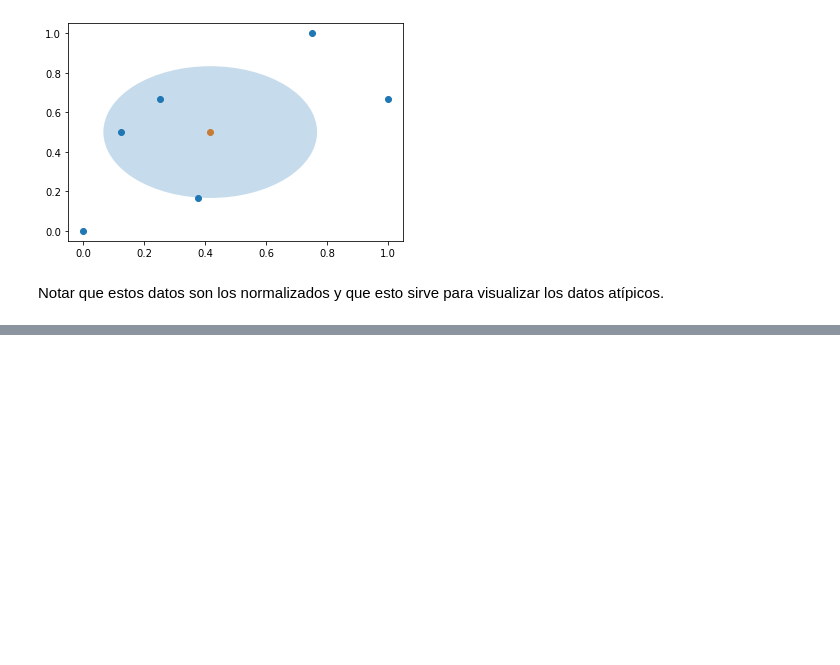
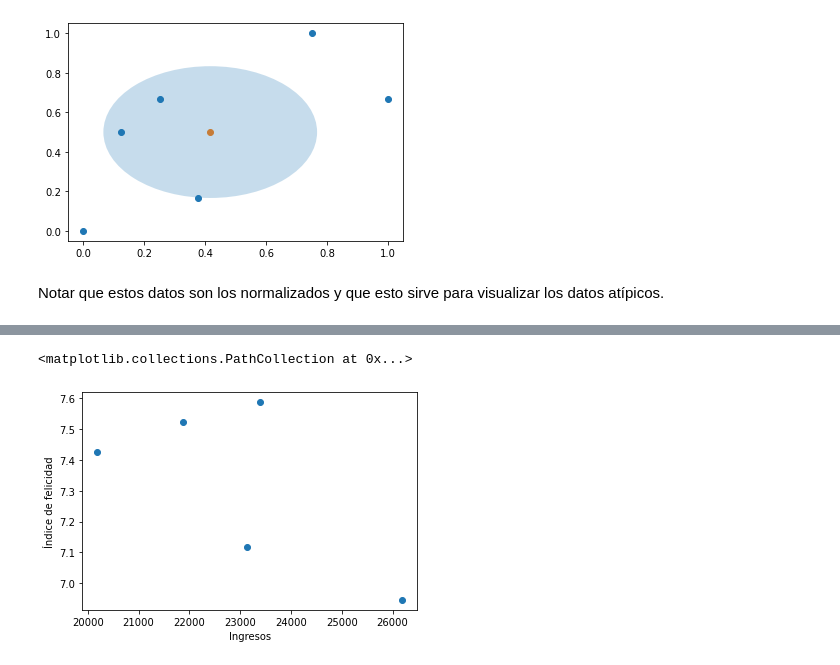
Before and after one commit to KevinArielM/Machine-Learning-Python-, a Jupyter notebook: Estudio de K-Medias.ipynb, the cells around one changed output, grey strips where cells are left out. Saved outputs shown, nothing was run; the diff lists cells and outputs as text; code cells hidden in the pictures; blank space fills up the shorter version.

```diff
--- a/Estudio de K-Medias.ipynb
+++ b/Estudio de K-Medias.ipynb
@@ -353,0 +381,3 @@ Notar que estos datos son los normalizados y que esto sirve para visualizar los
+# %%
+felicidad.sort_values("avg_income", inplace=True)
+felicidad.head() #notar que inplace=True modifica el DF original
@@ -353,0 +391,8 @@ Notar que estos datos son los normalizados y que esto sirve para visualizar los
+# %%
+paises_ricos=felicidad[felicidad["avg_income"] > 20000]
+
+paises_ricos
+
+paises_ricos.iloc[0] #pais menos rico de los más ricos
+paises_ricos.iloc[-1] #pais más rico de los más
+paises_ricos.iloc[0:4] #primeros 4 más ricos
@@ -353,0 +431,7 @@ Notar que estos datos son los normalizados y que esto sirve para visualizar los
+# %%
+plt.xlabel("Ingresos")
+plt.ylabel("Índice de felicidad")
+plt.scatter(paises_ricos["avg_income"],paises_ricos["happyScore"])
+# %% [output]
+<matplotlib.collections.PathCollection at 0x...>
+[figure, added]
```
Also changed, not shown: parts of 31 cells of this notebook.
